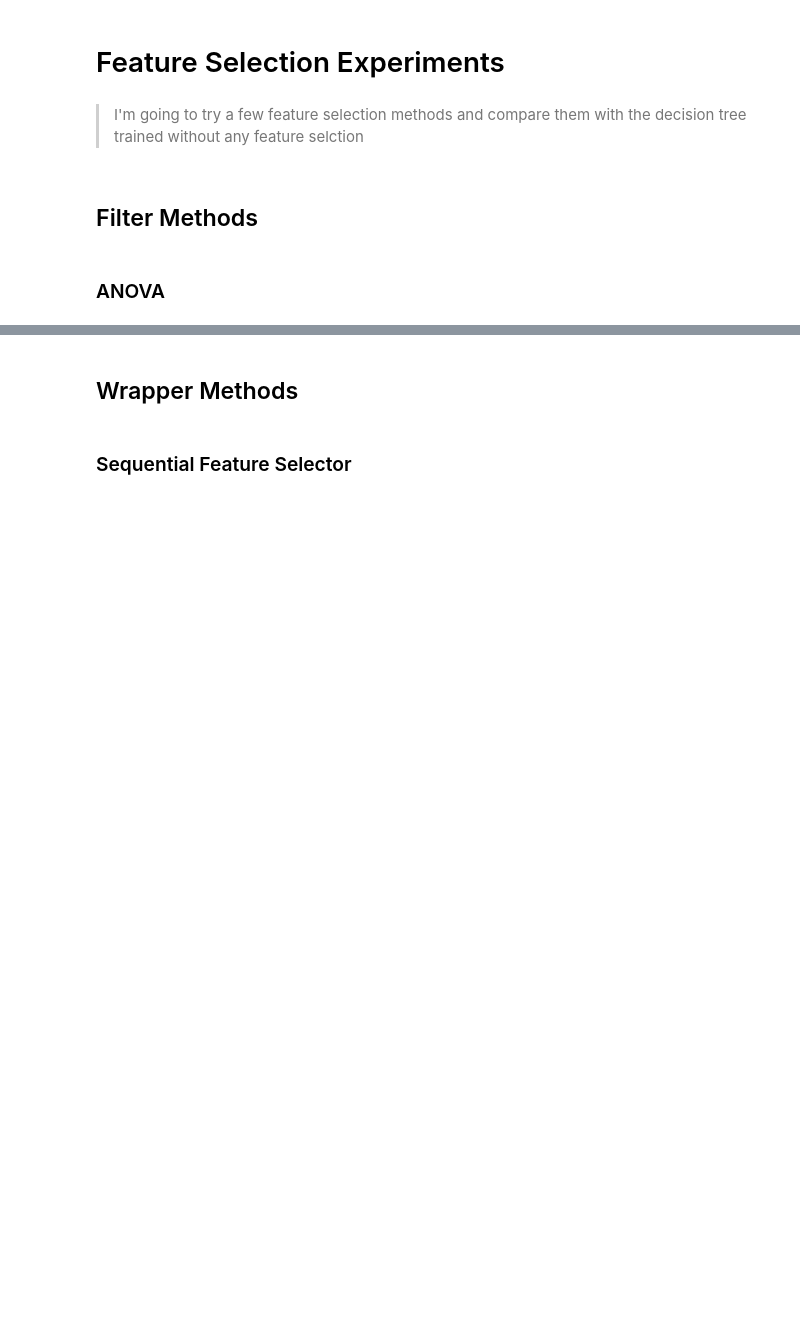
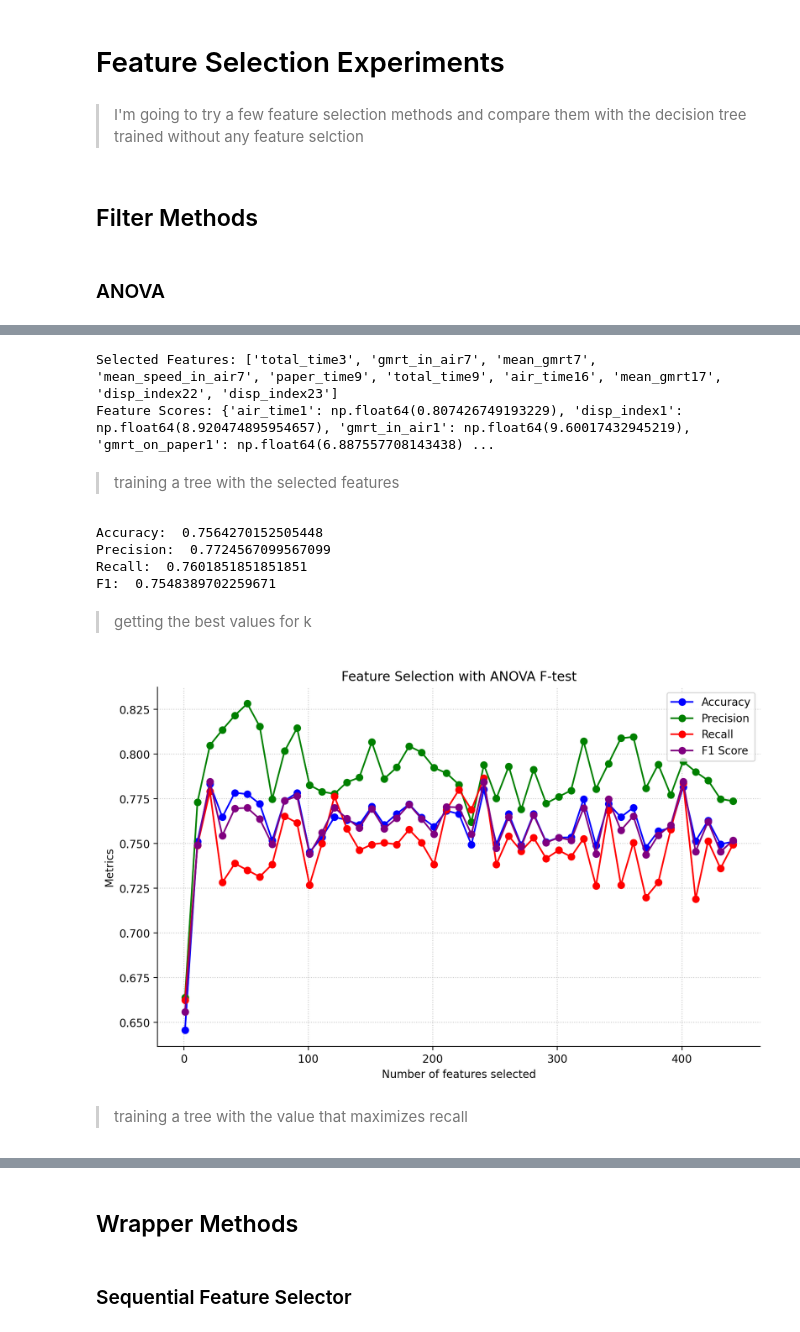
Before and after one commit to sofia-sartori/darwin_ds2, a Jupyter notebook: analysis/analysis.ipynb, the cells around one changed output, grey strips where cells are left out. Drawn from its saved outputs; the diff is of its cells as text; code cells hidden in the pictures; blank space fills up the shorter version.

```diff
--- a/analysis/analysis.ipynb
+++ b/analysis/analysis.ipynb
@@ -213,0 +181,78 @@ print(X_anova)
+# %%
+k = 10
+selector = SelectKBest(score_func=f_classif, k=k)
+X_anova = selector.fit_transform(X, y)
+
+selected_features = X.columns[selector.get_support()]
+print(f"Selected Features: {selected_features.tolist()}")
+
+f_scores = selector.scores_
+feature_scores = dict(zip(X.columns, f_scores))
+print("Feature Scores:", feature_scores)
+# %% [output]
+Selected Features: ['total_time3', 'gmrt_in_air7', 'mean_gmrt7', 'mean_speed_in_air7', 'paper_time9', 'total_time9', 'air_time16', 'mean_gmrt17', 'disp_index22', 'disp_index23']
+Feature Scores: {'air_time1': np.float64(0.807426749193229), 'disp_index1': np.float64(8.920474895954657), 'gmrt_in_air1': np.float64(9.60017432945219), 'gmrt_on_paper1': np.float64(6.887557708143438) ...
+# %% [markdown]
+> training a tree with the selected features
+# %%
+tree = DecisionTreeClassifier(random_state=RANDOM_STATE)
+tree.fit(X_anova, y)
+
+scores = cross_val_score(tree, X_anova, y, cv=cv, scoring='accuracy')
+precision = cross_val_score(tree, X_anova, y, cv=cv, scoring='precision')
+recall = cross_val_score(tree, X_anova, y, cv=cv, scoring='recall')
+f1 = cross_val_score(tree, X_anova, y, cv=cv, scoring='f1')
+
+print('Accuracy: ', np.mean(scores))
+print('Precision: ', np.mean(precision))
+print('Recall: ', np.mean(recall))
+print('F1: ', np.mean(f1))
+# %% [output]
+Accuracy:  0.7564270152505448
+Precision:  0.7724567099567099
+Recall:  0.7601851851851851
+F1:  0.7548389702259671
+# %% [markdown]
+> getting the best values for k
+# %%
+num_features_list = []
+accuracies = []
+precisions = []
+recalls = []
+f1_scores = []
+
+total_features = X.shape[1]
+
+for k in range(1, X.shape[1] + 1, 10):
+    selector = SelectKBest(score_func=f_classif, k=k)
+    X_anova = selector.fit_transform(X, y)
+
+    tree = DecisionTreeClassifier(random_state=RANDOM_STATE)
+
+    accuracy = cross_val_score(tree, X_anova, y, cv=cv, scoring='accuracy')
+    precision = cross_val_score(tree, X_anova, y, cv=cv, scoring='precision')
+    recall = cross_val_score(tree, X_anova, y, cv=cv, scoring='recall')
+    f1 = cross_val_score(tree, X_anova, y, cv=cv, scoring='f1')
+
+    num_features_list.append(k)
+    accuracies.append(mean(accuracy))
+    precisions.append(mean(precision))
+    recalls.append(mean(recall))
+    f1_scores.append(mean(f1))
+# %%
+plt.figure(figsize=(10, 6))
+plt.title("Feature Selection with ANOVA F-test")
+plt.plot(num_features_list, accuracies, label="Accuracy", marker='o', color='blue')
+plt.plot(num_features_list, precisions, label="Precision", marker='o', color='green')
+plt.plot(num_features_list, recalls, label="Recall", marker='o', color='red')
+plt.plot(num_features_list, f1_scores, label="F1 Score", marker='o', color='purple')
+
+plt.xlabel("Number of features selected")
+plt.ylabel("Metrics")
+plt.legend()
+plt.grid(True)
+plt.show()
+# %% [output]
+[figure, added]
+# %% [markdown]
+> training a tree with the value that maximizes recall
```
Also changed, not shown: parts of 46 cells of this notebook.
